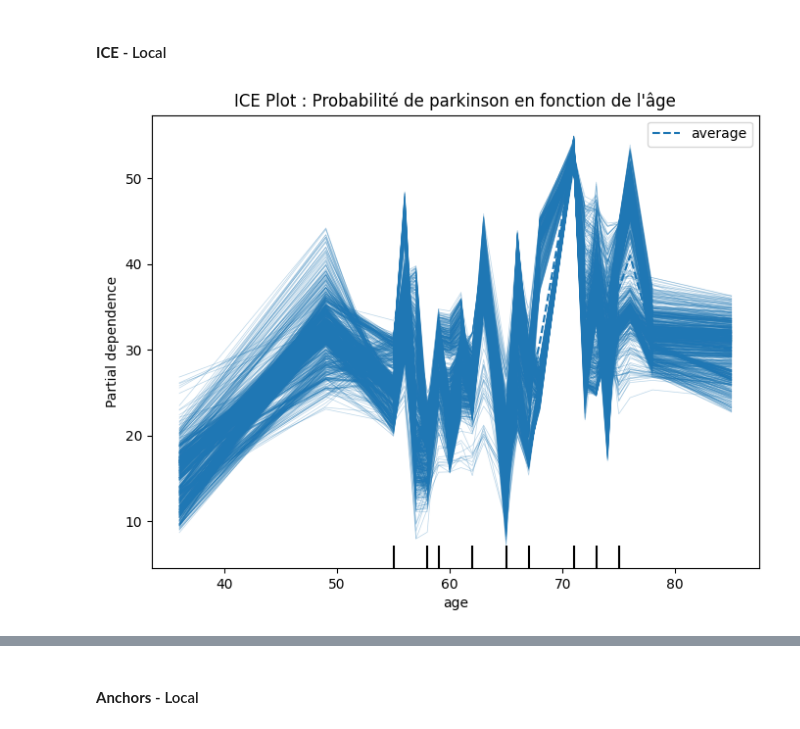
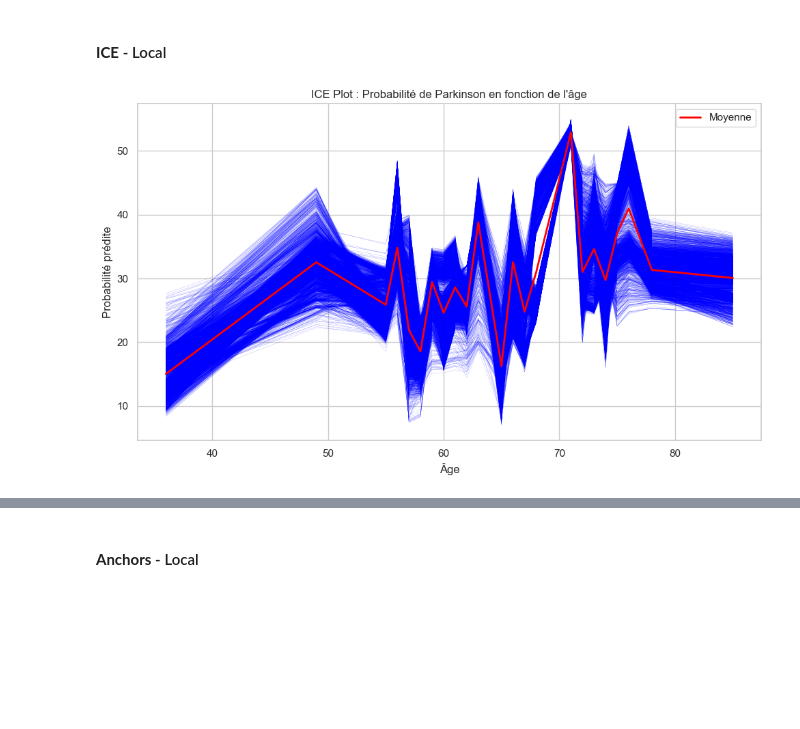
Before and after one commit to Michel93DM/XAI_methods, a Jupyter notebook: Notebooks/parkinson_telemonitoring.ipynb, the cells around one changed output, grey strips where cells are left out. Saved outputs shown, nothing was run; the diff lists cells and outputs as text; code cells hidden in the pictures; blank space fills up the shorter version.

```diff
--- a/Notebooks/parkinson_telemonitoring.ipynb
+++ b/Notebooks/parkinson_telemonitoring.ipynb
@@ -357,16 +390,34 @@ Right: 14.322649999999987
 [interactive output not drawn]
 # %% [markdown]
 #### **ICE** - Local
-# %%
-from sklearn.inspection import PartialDependenceDisplay
-from sklearn.inspection import partial_dependence
-
-# Tracer l'ICE plot
-fig, ax = plt.subplots(figsize=(8, 6))
-PartialDependenceDisplay.from_estimator(
-    rf_model, X_train_transformed, features=[0], kind="both", ax=ax, grid_resolution=50
-)
-plt.title("ICE Plot : Probabilité de parkinson en fonction de l'âge")
-plt.show()
-# %% [output]
-[figure, removed]
+# %%
+from sklearn.inspection import partial_dependence
+
+# 1. Compute the partial dependence (ICE and average) manually
+results = partial_dependence(rf_model, X_train_transformed, features=[0], kind="both", grid_resolution=50)
+
+# Extract values
+feature_vals = results['grid_values'][0]
+ice_lines = results['individual'][0]   # shape (n_samples, n_grid_points)
+average_line = results['average'][0]   # shape (n_grid_points,)
+
+# 2. Plot with Seaborn style
+plt.figure(figsize=(10, 6))
+sns.set(style="whitegrid")
+
+# Plot ICE lines
+for row in ice_lines:
+    plt.plot(feature_vals, row, color='blue', alpha=0.8, linewidth=0.1)
+
+# Plot average (PDP) line in a different color
+plt.plot(feature_vals, average_line, color='red', label='Moyenne', linewidth=2)
+
+# 3. Label and show
+plt.title("ICE Plot : Probabilité de Parkinson en fonction de l'âge")
+plt.xlabel("Âge")
+plt.ylabel("Probabilité prédite")
+plt.legend()
+plt.tight_layout()
+plt.show()
+# %% [output]
+[figure, added]
```
Also changed, not shown: parts of 16 cells of this notebook.
